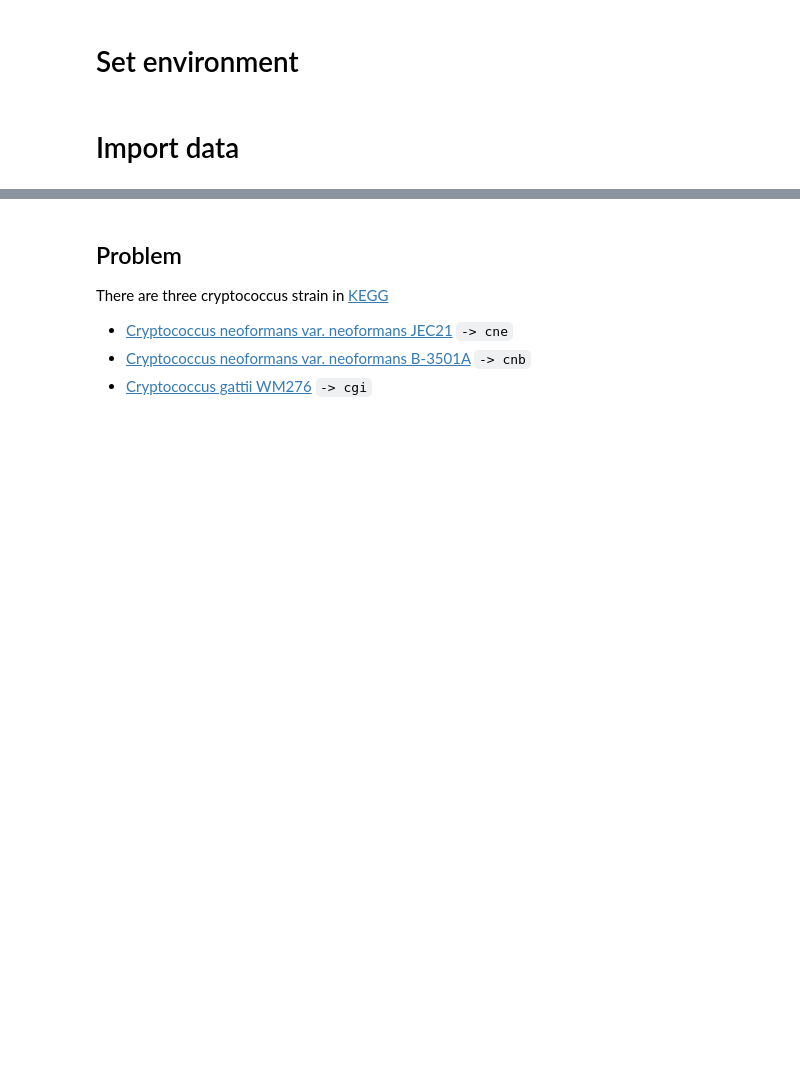
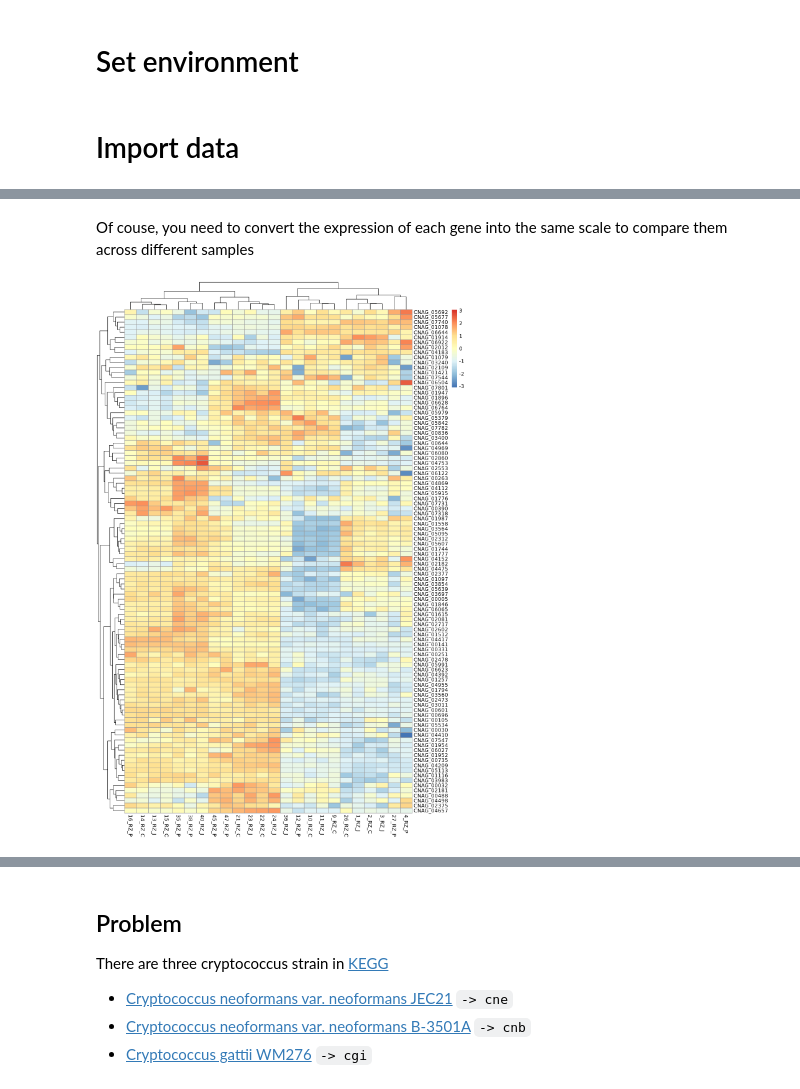
Before and after one commit to ofetad/HTS-notebooks, a Jupyter notebook: biomedical_informatics/pathway_results_visualization.ipynb, the cells around one changed output, grey strips where cells are left out. Cells and saved outputs as stored; diff of their text form; code cells hidden in the pictures; blank space fills up the shorter version.

```diff
--- a/biomedical_informatics/pathway_results_visualization.ipynb
+++ b/biomedical_informatics/pathway_results_visualization.ipynb
@@ -72,0 +128,8 @@ rld    <- rld_add
+# %% [markdown]
+Of couse, you need to convert the expression of each gene into the same scale to compare them across different samples
+# %%
+### Make sure to scale across the rows
+options(repr.plot.width = 10, repr.plot.height = 15)
+pheatmap(assay(rld)[genelst,], scale = "row")
+# %% [output]
+[figure, added]
```
Also changed, not shown: parts of 27 cells of this notebook, 6 other files.
